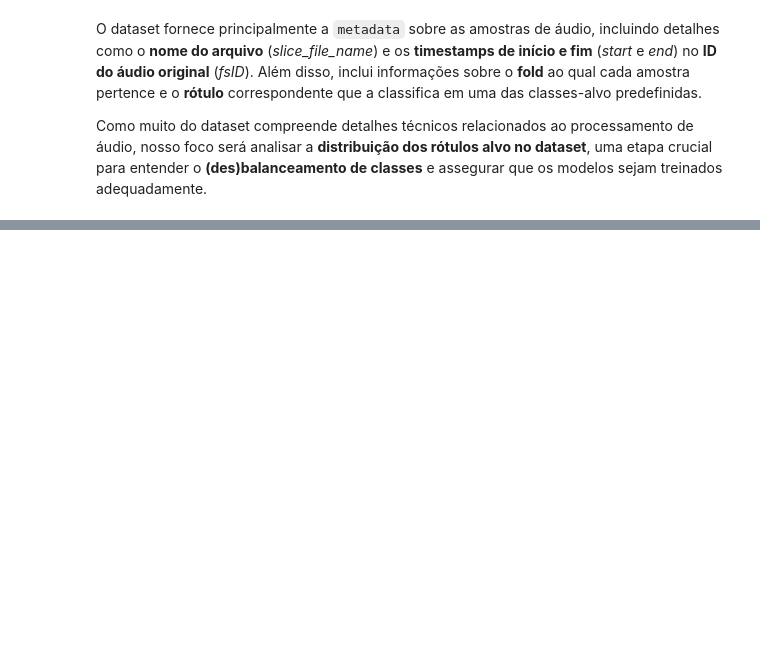
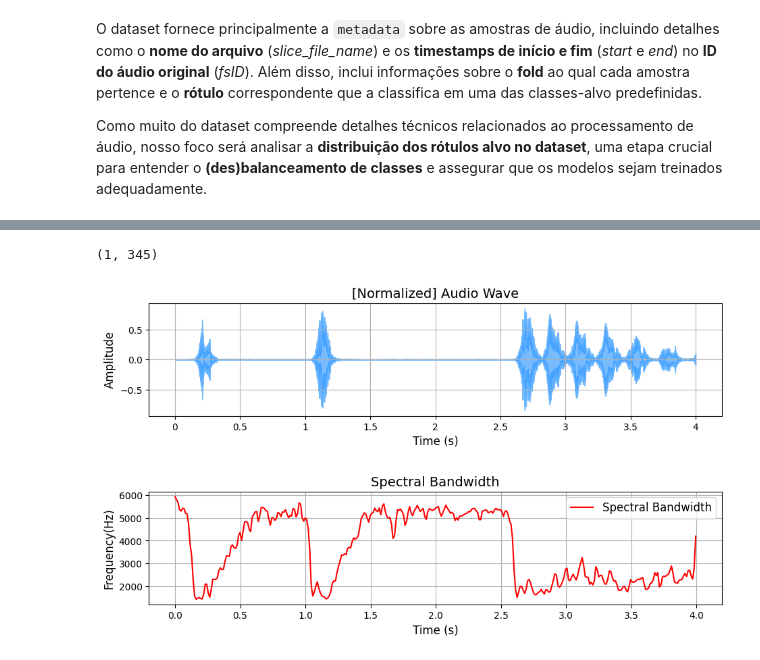
Before and after one commit to NightF0x26/ML2-Project, a Jupyter notebook: Urban-Sound-Classification/UrbanSound.ipynb, the cells around one changed output, grey strips where cells are left out. Cells and saved outputs as stored; diff of their text form; code cells hidden in the pictures; blank space fills up the shorter version.

```diff
--- a/Urban-Sound-Classification/UrbanSound.ipynb
+++ b/Urban-Sound-Classification/UrbanSound.ipynb
@@ -117,0 +211,12 @@ Como muito do dataset compreende detalhes técnicos relacionados ao processament
+# %%
+# Compute the Audio's Spectral Bandwidth
+spectralBandwidth = libr.feature.spectral_bandwidth(y=audioData, sr=config['SAMPLE_RATE'])
+print(spectralBandwidth.shape)
+# spectralBandwidth
+# %% [output]
+(1, 345)
+# %%
+# Plot the Audio's Spectral Bandwidth
+plotAudio1DimensionalFeature(audioData=audioData, extracted1DimensionalFeature=spectralBandwidth, featureName='Spectral Bandwidth', yLabel='Frequency(Hz)', color='r', config=config)
+# %% [output]
+[figure, added]
```
Also changed, not shown: parts of 41 cells of this notebook, 58 other files.
